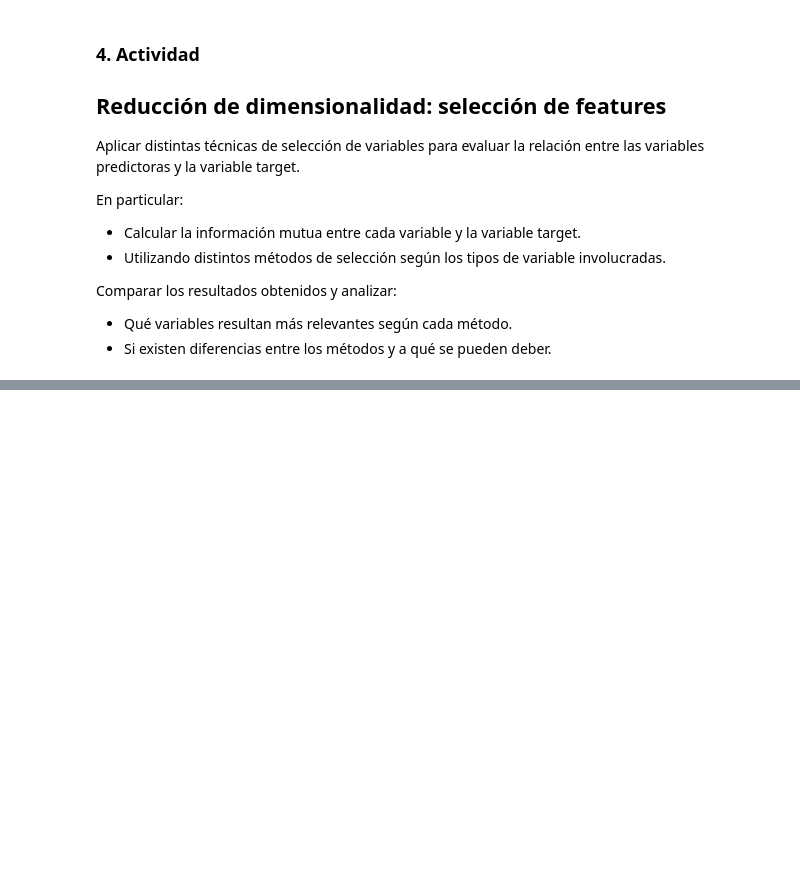
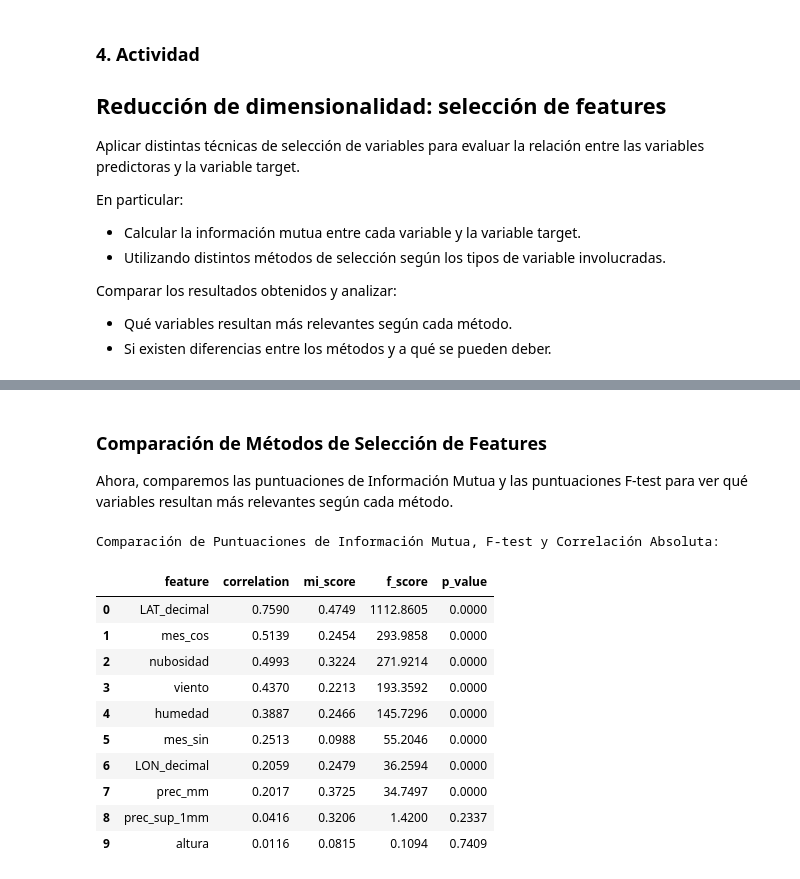
Before and after one commit to AndresMontesDeOca/Analisis-de-Datos, a Jupyter notebook: taller2_regresion_salas_1_a_4.ipynb, the cells around one changed output, grey strips where cells are left out. Saved outputs shown, nothing was run; the diff lists cells and outputs as text; code cells hidden in the pictures; blank space fills up the shorter version.

```diff
--- a/taller2_regresion_salas_1_a_4.ipynb
+++ b/taller2_regresion_salas_1_a_4.ipynb
@@ -583,0 +622,14 @@ Name: temp, dtype: float64
+# %%
+# Calcular la información mutua
+mi_scores = mutual_info_regression(X_train_imputado, y_train)
+
+# Crear un DataFrame con las puntuaciones de MI
+mi_df = pd.DataFrame({'feature': X_train_imputado.columns, 'mi_score': mi_scores})
+
+# Ordenar por puntuación de MI de forma descendente
+mi_df = mi_df.sort_values(by='mi_score', ascending=False).reset_index(drop=True)
+
+print("Puntuaciones de Información Mutua (Mutual Information):")
+display(mi_df)
+
+# vemos lo mismo que vimos en la correlacion
@@ -583,0 +649,12 @@ Name: temp, dtype: float64
+# %%
+# Calculate F-test scores for regression
+f_scores, p_values = f_regression(X_train_imputado, y_train)
+
+# Create a DataFrame with the F-test scores
+f_df = pd.DataFrame({'feature': X_train_imputado.columns, 'f_score': f_scores, 'p_value': p_values})
+
+# Sort by F-score in descending order
+f_df = f_df.sort_values(by='f_score', ascending=False).reset_index(drop=True)
+
+print("Puntuaciones F-test (f_regression):")
+display(f_df)
@@ -583,0 +674,33 @@ Name: temp, dtype: float64
+# %% [markdown]
+### Comparación de Métodos de Selección de Features
+
+Ahora, comparemos las puntuaciones de Información Mutua y las puntuaciones F-test para ver qué variables resultan más relevantes según cada método.
+# %%
+correlation_with_target = X_train_imputado.corrwith(y_train).abs()
+correlation_df = pd.DataFrame({'feature': correlation_with_target.index, 'correlation': correlation_with_target.values})
+
+comparison_df = pd.merge(mi_df, f_df, on='feature', how='inner')
+comparison_df = pd.merge(comparison_df, correlation_df, on='feature', how='inner')
+
+# Reorder columns to place 'correlation' first
+column_order = ['feature', 'correlation', 'mi_score', 'f_score', 'p_value']
+comparison_df = comparison_df[column_order]
+
+# Sort by 'correlation' in descending order
+comparison_df = comparison_df.sort_values(by='correlation', ascending=False).reset_index(drop=True)
+
+print("Comparación de Puntuaciones de Información Mutua, F-test y Correlación Absoluta:")
+display(comparison_df)
+# %% [output]
+Comparación de Puntuaciones de Información Mutua, F-test y Correlación Absoluta:
+|  | feature | correlation | mi_score | f_score | p_value |
+| 0 | LAT_decimal | 0.7590 | 0.4749 | 1112.8605 | 0.0000 |
+| 1 | mes_cos | 0.5139 | 0.2454 | 293.9858 | 0.0000 |
+| 2 | nubosidad | 0.4993 | 0.3224 | 271.9214 | 0.0000 |
+| 3 | viento | 0.4370 | 0.2213 | 193.3592 | 0.0000 |
+| 4 | humedad | 0.3887 | 0.2466 | 145.7296 | 0.0000 |
+| 5 | mes_sin | 0.2513 | 0.0988 | 55.2046 | 0.0000 |
+| 6 | LON_decimal | 0.2059 | 0.2479 | 36.2594 | 0.0000 |
+| 7 | prec_mm | 0.2017 | 0.3725 | 34.7497 | 0.0000 |
+| 8 | prec_sup_1mm | 0.0416 | 0.3206 | 1.4200 | 0.2337 |
+| 9 | altura | 0.0116 | 0.0815 | 0.1094 | 0.7409 |
```
Also changed, not shown: parts of 11 cells of this notebook.
